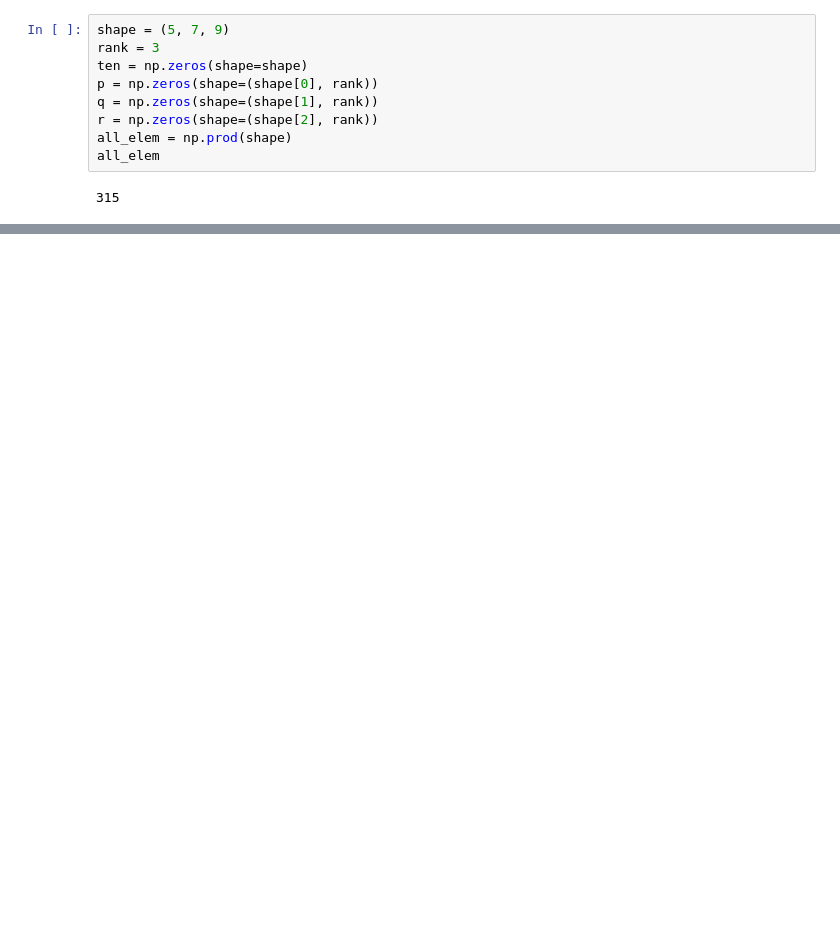
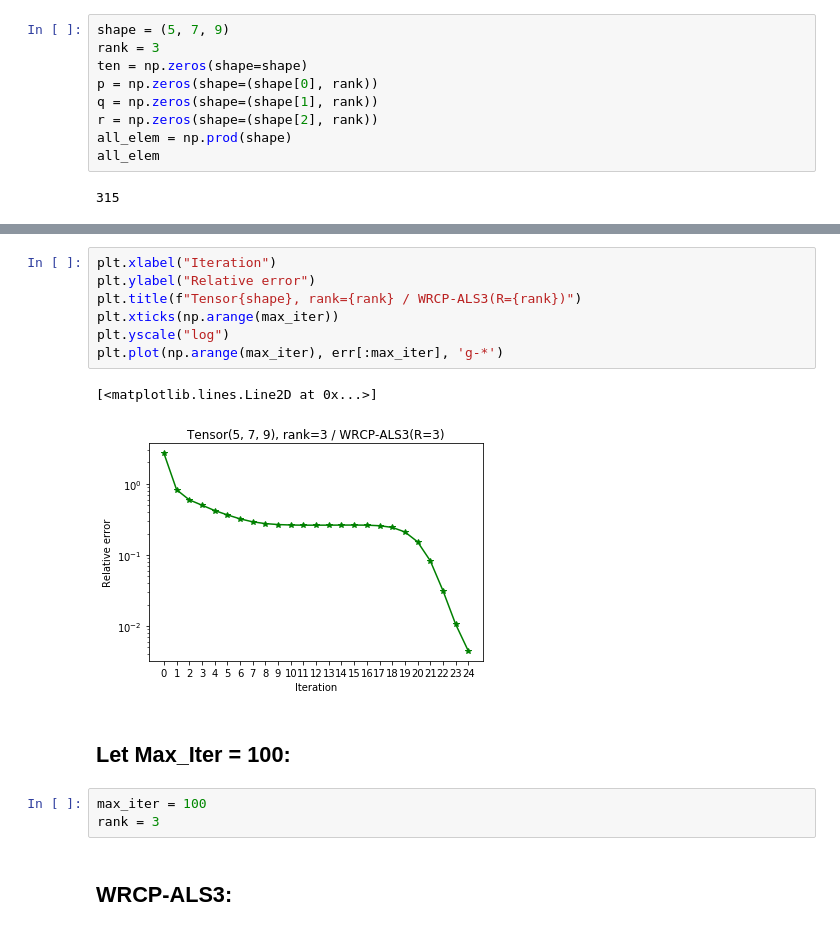
Before and after one commit to AlbMLpy/Relations_Learning, a Jupyter notebook: WRCP_ALS3.ipynb, the cells around one changed output, grey strips where cells are left out. Cells and saved outputs as stored; diff of their text form; blank space fills up the shorter version.

```diff
--- a/WRCP_ALS3.ipynb
+++ b/WRCP_ALS3.ipynb
@@ -259,0 +271,17 @@ plt.plot(np.arange(max_iter), err[:max_iter], 'r-*')
+# %%
+plt.xlabel("Iteration")
+plt.ylabel("Relative error")
+plt.title(f"Tensor{shape}, rank={rank} / WRCP-ALS3(R={rank})")
+plt.xticks(np.arange(max_iter))
+plt.yscale("log")
+plt.plot(np.arange(max_iter), err[:max_iter], 'g-*')
+# %% [output]
+[<matplotlib.lines.Line2D at 0x...>]
+[figure, added]
+# %% [markdown]
+## Let Max_Iter = 100:
+# %%
+max_iter = 100
+rank = 3
+# %% [markdown]
+## WRCP-ALS3:
```
Also changed, not shown: parts of 44 cells of this notebook, 3 other files.
